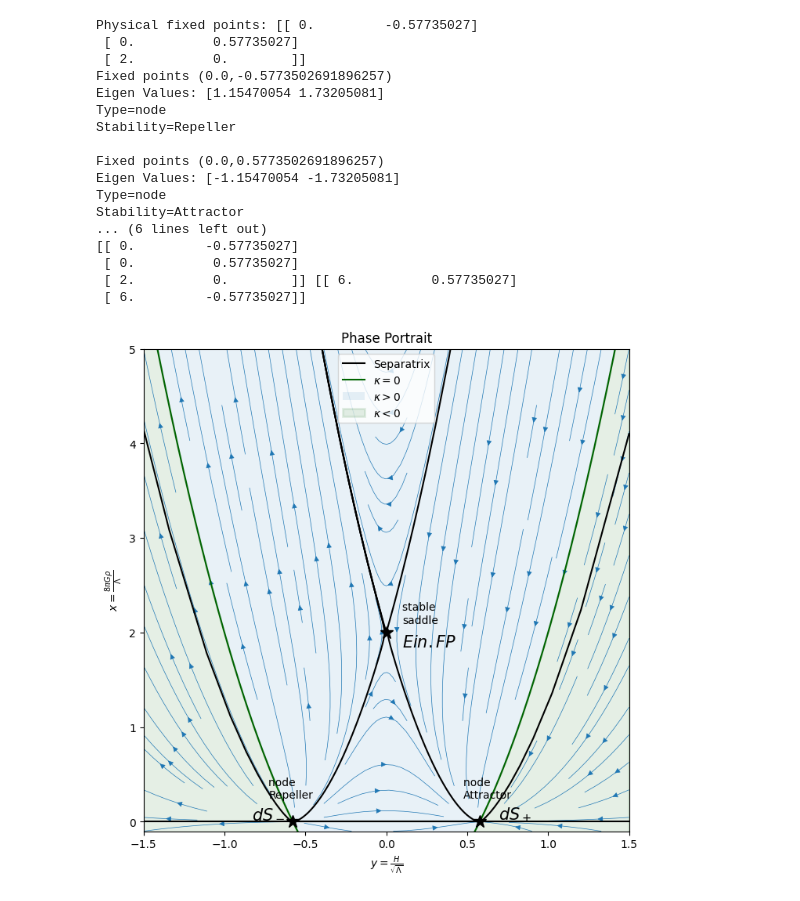
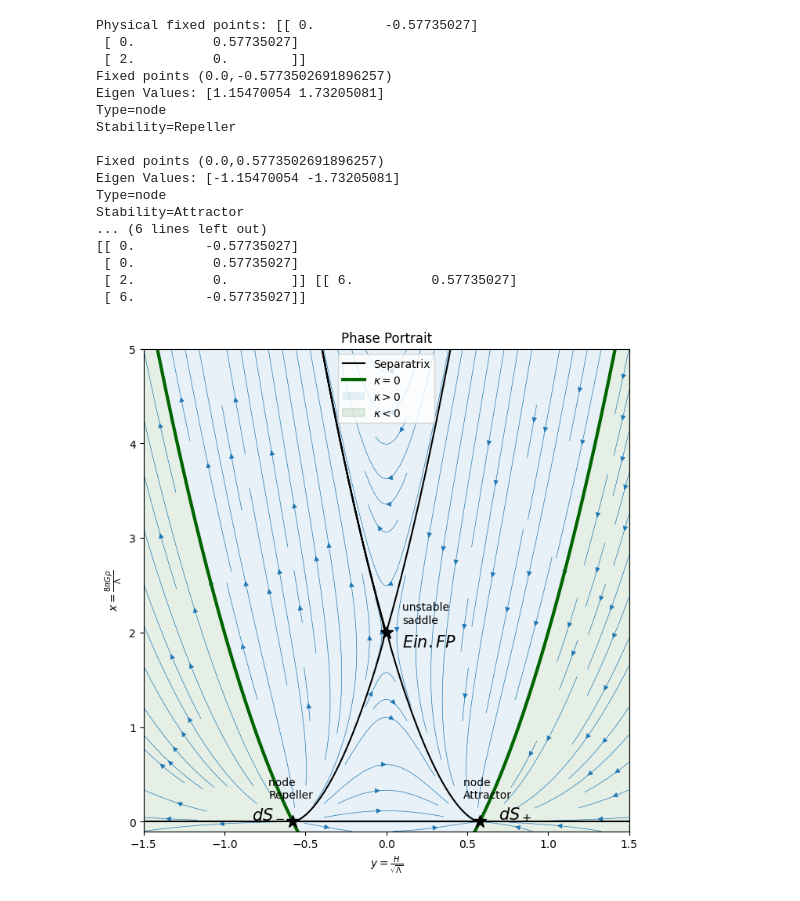
Before and after one commit to up2107120/Dynamical-systems-of-DE, a Jupyter notebook: ΛCDM.ipynb, the cells around one changed output. Drawn from its saved outputs; the diff is of its cells as text; code cells hidden in the pictures.

```diff
--- a/ΛCDM.ipynb
+++ b/ΛCDM.ipynb
@@ -22,13 +22,13 @@ def dynamics_odeint(X,N):
 
 #  FP are [0,(np.sqrt(3)/3)]  [0,-(np.sqrt(3)/3)]  [2,0]  [6,(np.sqrt(3)/3)]  [6,-(np.sqrt(3)/3)]
 ICs = [[0.00275,-(np.sqrt(3)/3)+0.01], #2-3
-      [0.015,-(np.sqrt(3)/3)-0.015], #2-5
+      #[0.015,-(np.sqrt(3)/3)-0.015], #2-5
       #[0,-(np.sqrt(3)/3)-0.01], #2-left
       [0,-(np.sqrt(3)/3)+0.01], #2-1
       [2+0.01,-0.01], #3-5
       [2-0.01,+0.01], #3-1
       [6-0.002,(np.sqrt(3)/3)-0.07432], #4-3
-      [4.1,1.4999],#4-1
+      #[4.1,1.4999],#4-1
       ]
 simulationTime=np.linspace(0,30,200)
 
@@ -101,16 +101,15 @@ y2 = np.linspace(-2,2,100)
 x2 = np.zeros_like(y2)
 
 plt.plot(y2,x2,color='k',linewidth=1.5,label='Separatrix')
-
 x_k = np.linspace(-0.5,6,400)
 y_k = np.sqrt(x_k/3+1/3)
 y_k_2 = -np.sqrt(x_k/3+1/3)
-plt.plot(y_k,x_k,color='darkgreen',label='$\kappa=0$')
-plt.plot(y_k_2,x_k,color='darkgreen')
+plt.plot(y_k,x_k,color='darkgreen',label='$\kappa=0$',linewidth=3)
+plt.plot(y_k_2,x_k,color='darkgreen',linewidth=3)
 plt.fill_betweenx(x_k,y_k_2,y_k,alpha=0.1,label='$\kappa>0$')
 y_min, y_max = plt.xlim()
-plt.fill_betweenx(x_k,y_min,y_k_2,color='darkgreen',alpha=0.1,label='$\kappa<0$',linewidth=2)
-plt.fill_betweenx(x_k,y_max,y_k,color='darkgreen',alpha=0.1,linewidth=2)
+plt.fill_betweenx(x_k,y_min,y_k_2,color='darkgreen',alpha=0.1,label='$\kappa<0$',linewidth=1.5)
+plt.fill_betweenx(x_k,y_max,y_k,color='darkgreen',alpha=0.1,linewidth=1.5)
 
 
 def classify_FP(eigvals,temp=1e-10):
@@ -155,32 +154,32 @@ plt.text((np.sqrt(3)/3)+0.22,0+0.02,'$dS_+$',ha='center',fontsize=15)
 
 plt.text(-(np.sqrt(3)/3)-0.15,0+0.25,'node \nRepeller', fontsize=10)
 plt.text(-(np.sqrt(3)/3)-0.15,0+0.04,'$dS_-$',ha='center',fontsize=15)
 
-plt.text(0+0.1,2+0.1,'stable \nsaddle', fontsize=10)
+plt.text(0+0.1,2+0.1,'unstable \nsaddle', fontsize=10)
 plt.text(0+0.1,2-0.1,'$Ein. FP$',va ='center',fontsize=15)
 
 plt.legend()
 plt.show()
 
 
 
 # https://aleksandarhaber.com/phase-portraits-of-state-space-models-and-differential-equations-in-python/
 # %% [output]
 Physical fixed points: [[ 0.         -0.57735027]
  [ 0.          0.57735027]
  [ 2.          0.        ]]
 Fixed points (0.0,-0.5773502691896257)
 Eigen Values: [1.15470054 1.73205081]
 Type=node
 Stability=Repeller
 
 Fixed points (0.0,0.5773502691896257)
 Eigen Values: [-1.15470054 -1.73205081]
 Type=node
 Stability=Attractor
 ... (6 lines left out)
 [[ 0.         -0.57735027]
  [ 0.          0.57735027]
  [ 2.          0.        ]] [[ 6.          0.57735027]
  [ 6.         -0.57735027]]
-[figure, old version]
+[figure, new version]
```
Also changed, not shown: 1 other file.
